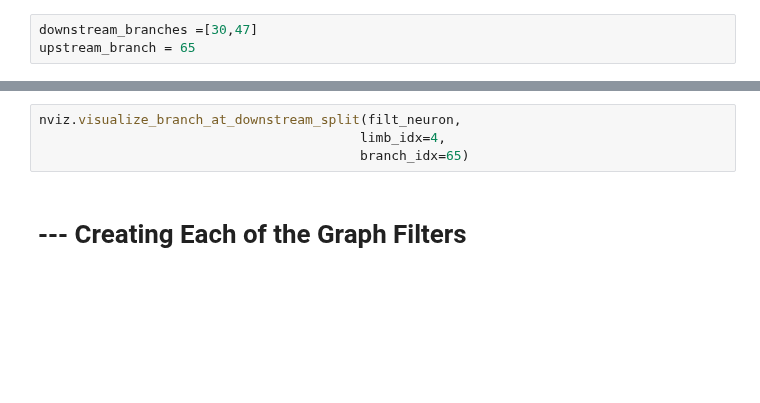
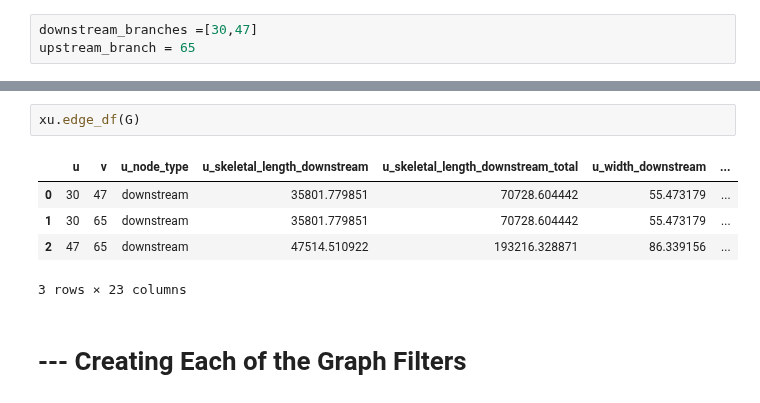
Before and after one commit to celiibrendan/neuron_mesh_tools, a Jupyter notebook: Auto_Proofreading/Error_Detection_Rules/Version_6_Synapses/Rule_3_Low_Degree_Branching_vp2.ipynb, the cells around one changed output, grey strips where cells are left out. Drawn from its saved outputs; the diff is of its cells as text; blank space fills up the shorter version.

```diff
--- a/Auto_Proofreading/Error_Detection_Rules/Version_6_Synapses/Rule_3_Low_Degree_Branching_vp2.ipynb
+++ b/Auto_Proofreading/Error_Detection_Rules/Version_6_Synapses/Rule_3_Low_Degree_Branching_vp2.ipynb
@@ -269,7 +336,11 @@ Working on width_upstream with args = {}
-# %%
-nviz.visualize_branch_at_downstream_split(filt_neuron,
-                                         limb_idx=4,
-                                         branch_idx=65)
+# %%
+xu.edge_df(G)
+# %% [output]
+|  | u | v | u_node_type | u_skeletal_length_downstream | u_skeletal_length_downstream_total | u_width_downstream | ... |
+| 0 | 30 | 47 | downstream | 35801.779851 | 70728.604442 | 55.473179 | ... |
+| 1 | 30 | 65 | downstream | 35801.779851 | 70728.604442 | 55.473179 | ... |
+| 2 | 47 | 65 | downstream | 47514.510922 | 193216.328871 | 86.339156 | ... |
+3 rows × 23 columns
 # %% [markdown]
 # --- Creating Each of the Graph Filters
 # %% [markdown]
```
Also changed, not shown: parts of 17 cells of this notebook, 9 other files.
